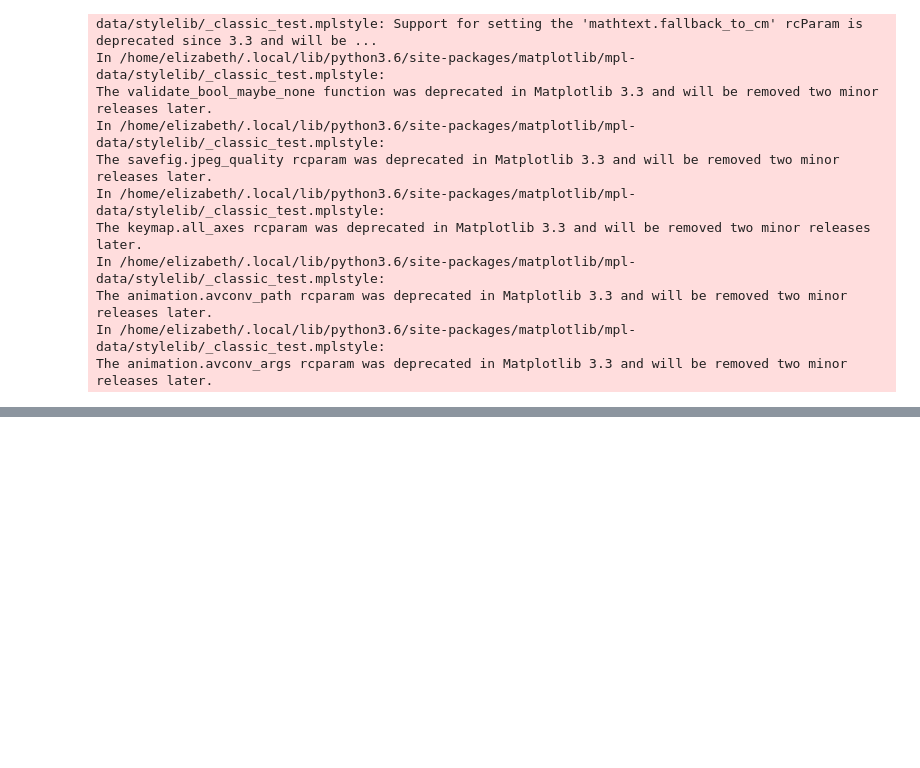
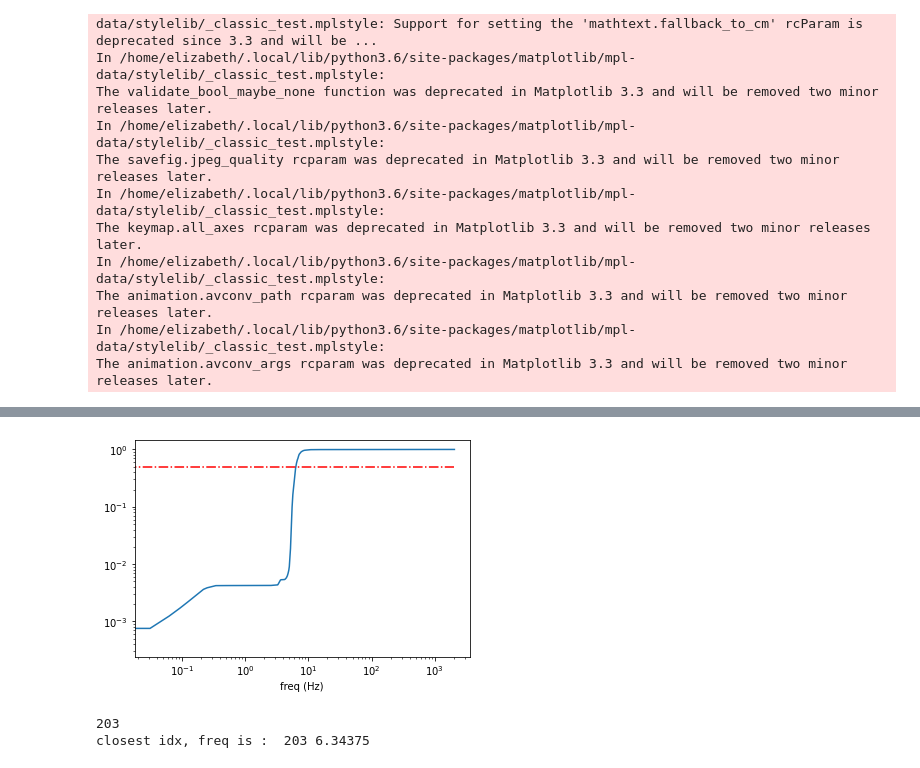
Before and after one commit to lizzord/phys512hw, a Jupyter notebook: problemset5/Question1.ipynb, the cells around one changed output, grey strips where cells are left out. Cells and saved outputs as stored; diff of their text form; code cells hidden in the pictures; blank space fills up the shorter version.

```diff
--- a/problemset5/Question1.ipynb
+++ b/problemset5/Question1.ipynb
@@ -279,0 +378,54 @@ mpl.show()
+# %%
+#PART E:
+#look at power spectrum in prewhiteened space. N-1/2*A, then FT.
+
+# def half_weight_freq(template, data, Nft=1):
+
+#     return np.fft.irfft( np.conj(np.fft.rfft(template)) * (np.fft.rfft(data)/Nft), len(data))
+
+template_win_fft = np.fft.rfft(template_win)
+strain_win_fft = np.fft.rfft(strain_win)
+
+mpl.figure()
+mpl.loglog(np.abs(template_win_fft))
+# mpl.loglog(np.abs(template_win_fft)/np.sqrt(Nft))
+mpl.title('windowed  template fft')
+mpl.show()
+
+mpl.figure()
+mpl.loglog(np.abs(strain_win_fft))
+# mpl.loglog(np.abs(strain_win_fft)/np.sqrt(Nft))
+mpl.title('windowed strain fft')
+mpl.show()
+
+
+mpl.figure()
+# mpl.loglog(np.abs(template_win_fft))
+mpl.loglog(np.abs(template_win_fft)/np.sqrt(Nft))
+mpl.title('windowed template fft / N1/2')
+mpl.show()
+
+mpl.figure()
+# mpl.loglog(np.abs(strain_win_fft))
+mpl.loglog(np.abs(strain_win_fft)/np.sqrt(Nft))
+mpl.title('windowed strain fft / N1/2')
+mpl.show()
+
+#cheater way - check when weights are cumulatively 1/2
+freqs = np.fft.rfftfreq(len(strain), dt)
+Nft_norm_csum = np.cumsum(Nft/sum(Nft))
+
+mpl.figure()
+mpl.loglog(freqs, Nft_norm_csum)
+# mpl.loglog(Nft_norm_csum)
+mpl.loglog([min(freqs), max(freqs)], [0.5, 0.5], 'r-.')
+mpl.xlabel('freq (Hz)')
+mpl.show()
+
+idx_half = np.argmin(np.abs(Nft_norm_csum - 0.5))
+print(idx_half)
+print('closest idx, freq is : ', idx_half, freqs[idx_half])
+# %% [output]
+[figure, added]
+203
+closest idx, freq is :  203 6.34375
```
Also changed, not shown: parts of 10 cells of this notebook.
